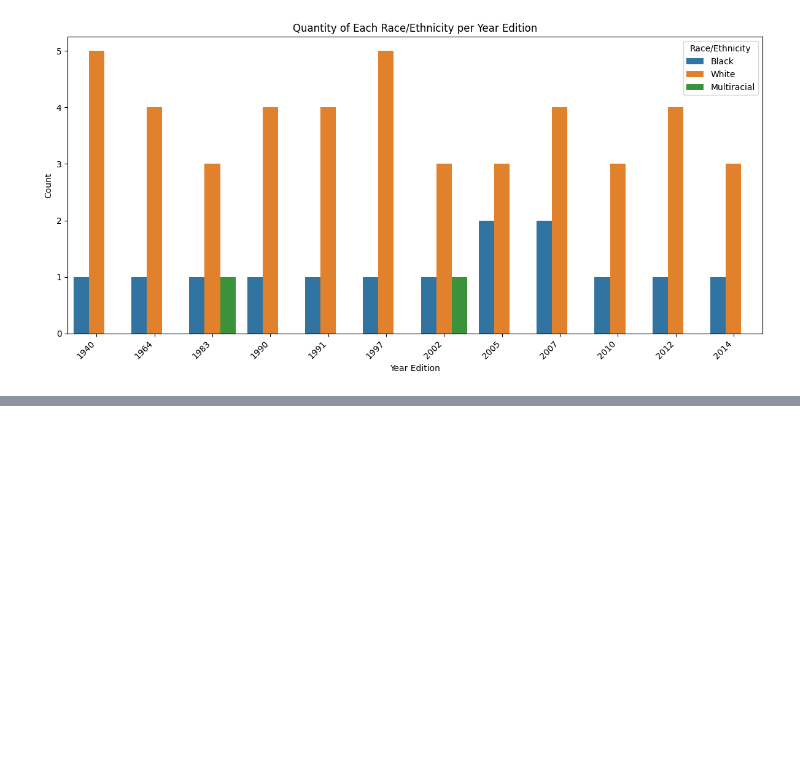
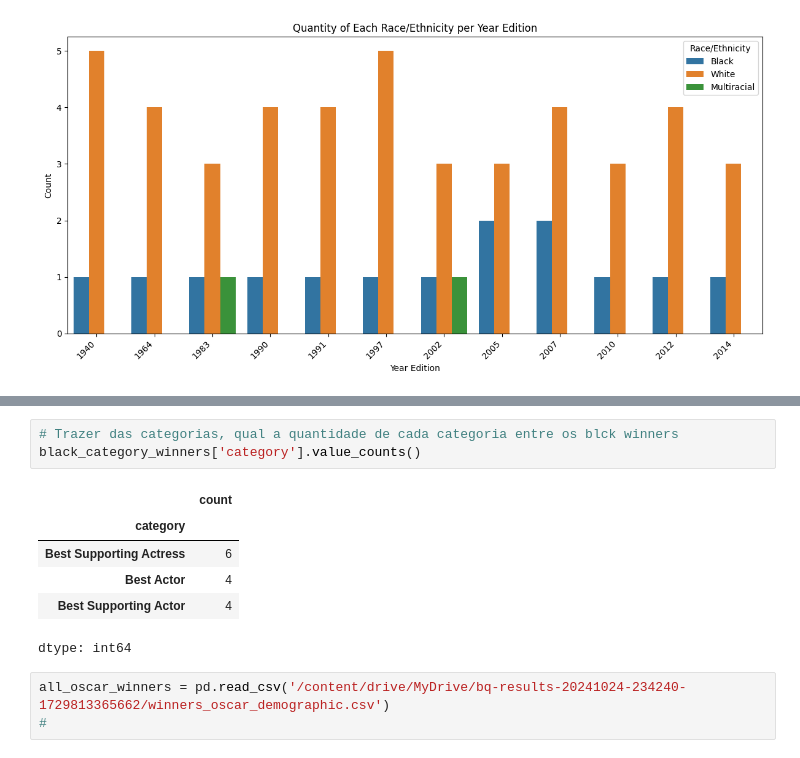
Before and after one commit to Wanuzia/Python_PretaLab, a Jupyter notebook: Oscar_analysisipynb.ipynb, the cells around one changed output, grey strips where cells are left out. Cells and saved outputs as stored; diff of their text form; blank space fills up the shorter version.

```diff
--- a/Oscar_analysisipynb.ipynb
+++ b/Oscar_analysisipynb.ipynb
@@ -384,0 +479,13 @@ plt.show()
+# %%
+# Trazer das categorias, qual a quantidade de cada categoria entre os blck winners
+black_category_winners['category'].value_counts()
+# %% [output]
+|  | count |
+| category |  |
+| Best Supporting Actress | 6 |
+| Best Actor | 4 |
+| Best Supporting Actor | 4 |
+dtype: int64
+# %%
+all_oscar_winners = pd.read_csv('/content/drive/MyDrive/bq-results-20241024-234240-1729813365662/winners_oscar_demographic.csv')
+#
```
Also changed, not shown: parts of 11 cells of this notebook.
